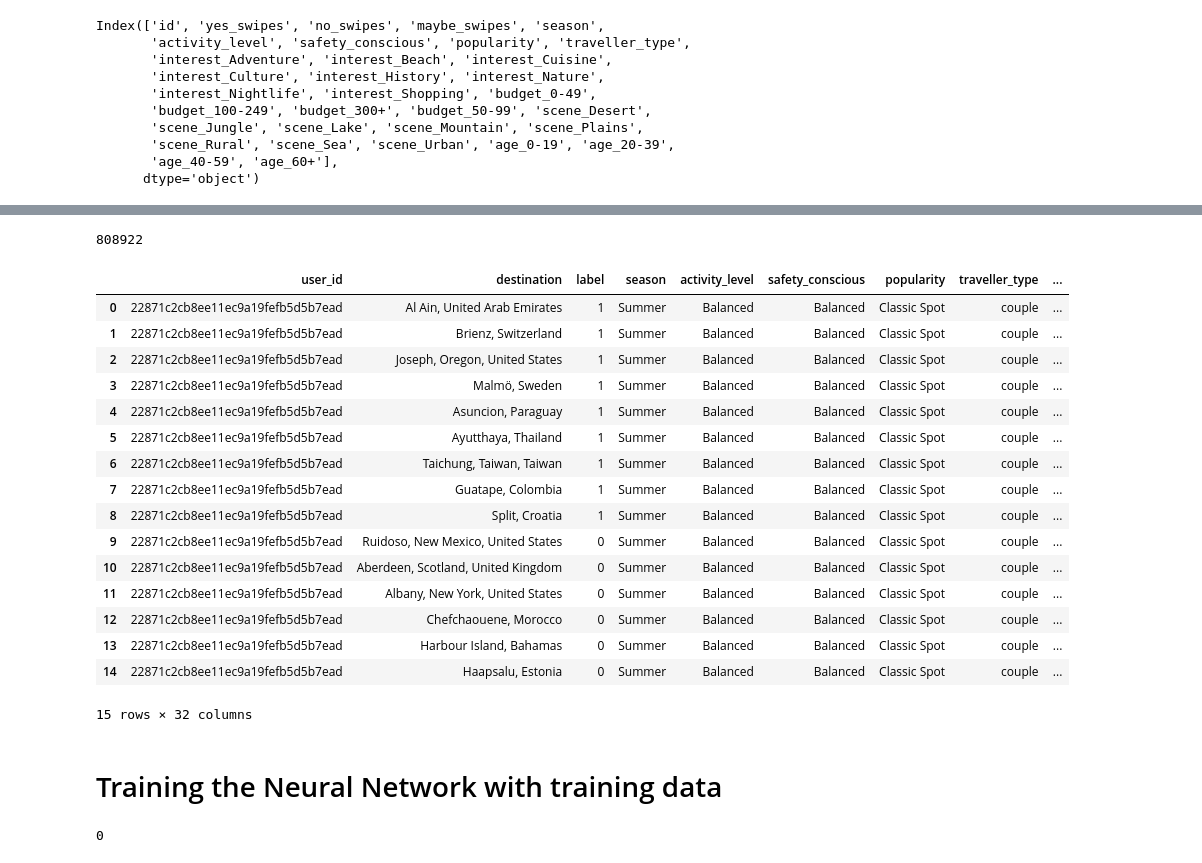
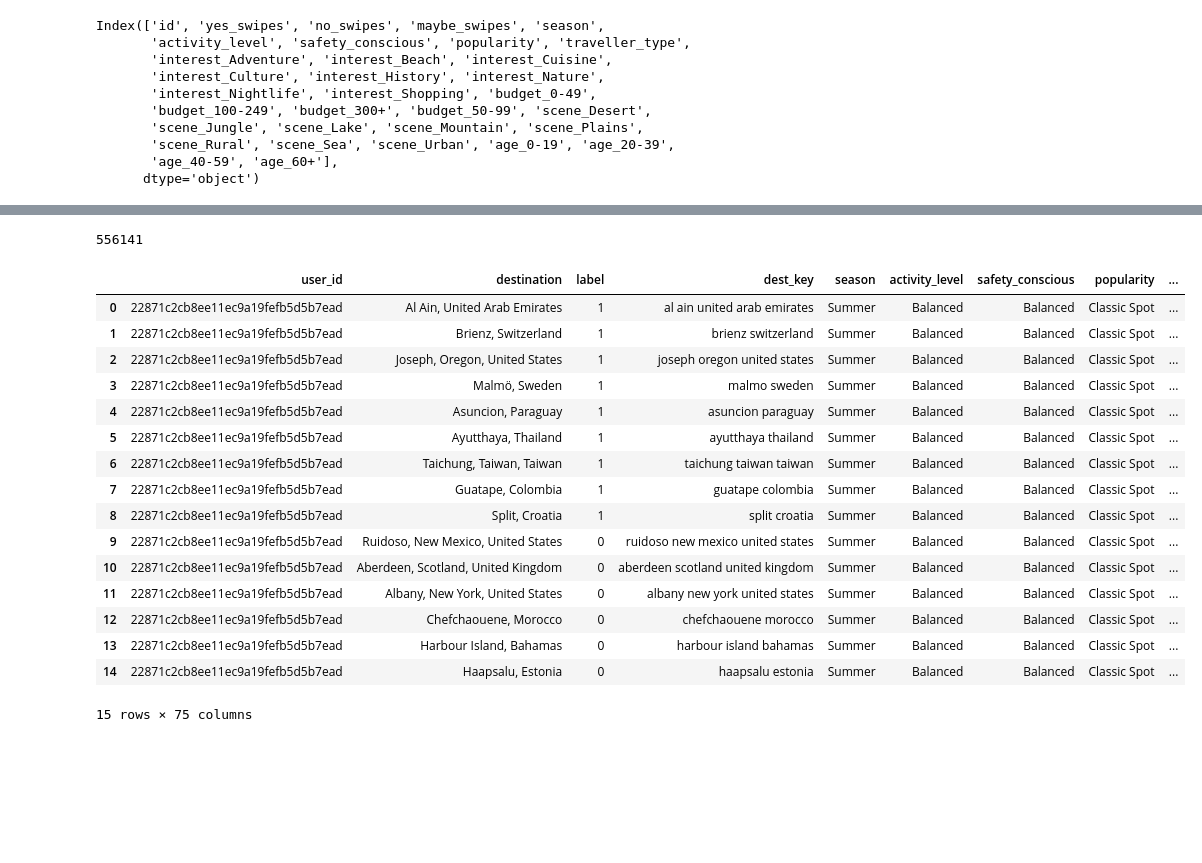
Before and after one commit to tijanatoskovic/Travel-Recommendation, a Jupyter notebook: nn/neural_network.ipynb, the cells around one changed output, grey strips where cells are left out. Cells and saved outputs as stored; diff of their text form; code cells hidden in the pictures; blank space fills up the shorter version.

```diff
--- a/nn/neural_network.ipynb
+++ b/nn/neural_network.ipynb
@@ -198,7 +296,5 @@ Index(['id', 'yes_swipes', 'no_swipes', 'maybe_swipes', 'season',
 # %%
 # Umesto (user, [gradovi]), zelimo (user, grad)
-import pandas as pd
-
 feature_cols = [
     'season',
     'activity_level',
@@ -235,23 +331,15 @@ feature_cols = [
     'age_60+'
 ]
 
-rows = []
+# User feature frame
+user_feat = df[['id'] + feature_cols].rename(columns={'id':'user_id'}).copy()
 
-for _, row in df.iterrows():
-    user_id = row['id']
-    user_features = row[feature_cols].values.tolist()
+# Destination feature columns (everything except dest_key)
+dest_cols = [c for c in dest_feat.columns if c != 'dest_key']
 
-    for city in row['yes_swipes']:
-        rows.append(
-            [user_id, city, 1] + user_features
-        )
+# Final training table
+train_df = interactions.merge(user_feat, on='user_id', how='left').merge(dest_feat, on='dest_key', how='left')
+train_df = train_df.dropna()
 
-    for city in row['no_swipes']:
-        rows.append(
-            [user_id, city, 0] + user_features
-        )
-
-df_users = pd.DataFrame(
-    rows,
-    columns=['user_id', 'destination', 'label'] + feature_cols
-)
+print(train_df.shape)
+train_df.head()
@@ -258,31 +355,24 @@ df_users = pd.DataFrame(
 # %%
-df_users.shape[0]
+train_df.shape[0]
 # %% [output]
-808922
+556141
 # %%
-df_users.head(15)
+train_df.head(15)
 # %% [output]
-|  | user_id | destination | label | season | activity_level | safety_conscious | popularity | traveller_type | ... |
-| 0 | 22871c2cb8ee11ec9a19fefb5d5b7ead | Al Ain, United Arab Emirates | 1 | Summer | Balanced | Balanced | Classic Spot | couple | ... |
-| 1 | 22871c2cb8ee11ec9a19fefb5d5b7ead | Brienz, Switzerland | 1 | Summer | Balanced | Balanced | Classic Spot | couple | ... |
-| 2 | 22871c2cb8ee11ec9a19fefb5d5b7ead | Joseph, Oregon, United States | 1 | Summer | Balanced | Balanced | Classic Spot | couple | ... |
-| 3 | 22871c2cb8ee11ec9a19fefb5d5b7ead | Malmö, Sweden | 1 | Summer | Balanced | Balanced | Classic Spot | couple | ... |
-| 4 | 22871c2cb8ee11ec9a19fefb5d5b7ead | Asuncion, Paraguay | 1 | Summer | Balanced | Balanced | Classic Spot | couple | ... |
-| 5 | 22871c2cb8ee11ec9a19fefb5d5b7ead | Ayutthaya, Thailand | 1 | Summer | Balanced | Balanced | Classic Spot | couple | ... |
-| 6 | 22871c2cb8ee11ec9a19fefb5d5b7ead | Taichung, Taiwan, Taiwan | 1 | Summer | Balanced | Balanced | Classic Spot | couple | ... |
-| 7 | 22871c2cb8ee11ec9a19fefb5d5b7ead | Guatape, Colombia | 1 | Summer | Balanced | Balanced | Classic Spot | couple | ... |
-| 8 | 22871c2cb8ee11ec9a19fefb5d5b7ead | Split, Croatia | 1 | Summer | Balanced | Balanced | Classic Spot | couple | ... |
-| 9 | 22871c2cb8ee11ec9a19fefb5d5b7ead | Ruidoso, New Mexico, United States | 0 | Summer | Balanced | Balanced | Classic Spot | couple | ... |
-| 10 | 22871c2cb8ee11ec9a19fefb5d5b7ead | Aberdeen, Scotland, United Kingdom | 0 | Summer | Balanced | Balanced | Classic Spot | couple | ... |
-| 11 | 22871c2cb8ee11ec9a19fefb5d5b7ead | Albany, New York, United States | 0 | Summer | Balanced | Balanced | Classic Spot | couple | ... |
-| 12 | 22871c2cb8ee11ec9a19fefb5d5b7ead | Chefchaouene, Morocco | 0 | Summer | Balanced | Balanced | Classic Spot | couple | ... |
-| 13 | 22871c2cb8ee11ec9a19fefb5d5b7ead | Harbour Island, Bahamas | 0 | Summer | Balanced | Balanced | Classic Spot | couple | ... |
-| 14 | 22871c2cb8ee11ec9a19fefb5d5b7ead | Haapsalu, Estonia | 0 | Summer | Balanced | Balanced | Classic Spot | couple | ... |
+|  | user_id | destination | label | dest_key | season | activity_level | safety_conscious | popularity | ... |
+| 0 | 22871c2cb8ee11ec9a19fefb5d5b7ead | Al Ain, United Arab Emirates | 1 | al ain united arab emirates | Summer | Balanced | Balanced | Classic Spot | ... |
+| 1 | 22871c2cb8ee11ec9a19fefb5d5b7ead | Brienz, Switzerland | 1 | brienz switzerland | Summer | Balanced | Balanced | Classic Spot | ... |
+| 2 | 22871c2cb8ee11ec9a19fefb5d5b7ead | Joseph, Oregon, United States | 1 | joseph oregon united states | Summer | Balanced | Balanced | Classic Spot | ... |
+| 3 | 22871c2cb8ee11ec9a19fefb5d5b7ead | Malmö, Sweden | 1 | malmo sweden | Summer | Balanced | Balanced | Classic Spot | ... |
+| 4 | 22871c2cb8ee11ec9a19fefb5d5b7ead | Asuncion, Paraguay | 1 | asuncion paraguay | Summer | Balanced | Balanced | Classic Spot | ... |
+| 5 | 22871c2cb8ee11ec9a19fefb5d5b7ead | Ayutthaya, Thailand | 1 | ayutthaya thailand | Summer | Balanced | Balanced | Classic Spot | ... |
+| 6 | 22871c2cb8ee11ec9a19fefb5d5b7ead | Taichung, Taiwan, Taiwan | 1 | taichung taiwan taiwan | Summer | Balanced | Balanced | Classic Spot | ... |
+| 7 | 22871c2cb8ee11ec9a19fefb5d5b7ead | Guatape, Colombia | 1 | guatape colombia | Summer | Balanced | Balanced | Classic Spot | ... |
+| 8 | 22871c2cb8ee11ec9a19fefb5d5b7ead | Split, Croatia | 1 | split croatia | Summer | Balanced | Balanced | Classic Spot | ... |
+| 9 | 22871c2cb8ee11ec9a19fefb5d5b7ead | Ruidoso, New Mexico, United States | 0 | ruidoso new mexico united states | Summer | Balanced | Balanced | Classic Spot | ... |
+| 10 | 22871c2cb8ee11ec9a19fefb5d5b7ead | Aberdeen, Scotland, United Kingdom | 0 | aberdeen scotland united kingdom | Summer | Balanced | Balanced | Classic Spot | ... |
+| 11 | 22871c2cb8ee11ec9a19fefb5d5b7ead | Albany, New York, United States | 0 | albany new york united states | Summer | Balanced | Balanced | Classic Spot | ... |
+| 12 | 22871c2cb8ee11ec9a19fefb5d5b7ead | Chefchaouene, Morocco | 0 | chefchaouene morocco | Summer | Balanced | Balanced | Classic Spot | ... |
+| 13 | 22871c2cb8ee11ec9a19fefb5d5b7ead | Harbour Island, Bahamas | 0 | harbour island bahamas | Summer | Balanced | Balanced | Classic Spot | ... |
+| 14 | 22871c2cb8ee11ec9a19fefb5d5b7ead | Haapsalu, Estonia | 0 | haapsalu estonia | Summer | Balanced | Balanced | Classic Spot | ... |
-15 rows × 32 columns
+15 rows × 75 columns
-# %% [markdown]
-# Training the Neural Network with training data
-# %%
-# Checking to see if there are any missing values
-df_users.isnull().sum().sum()
-# %% [output]
-0
```
Also changed, not shown: parts of 39 cells of this notebook, 1 other file.
